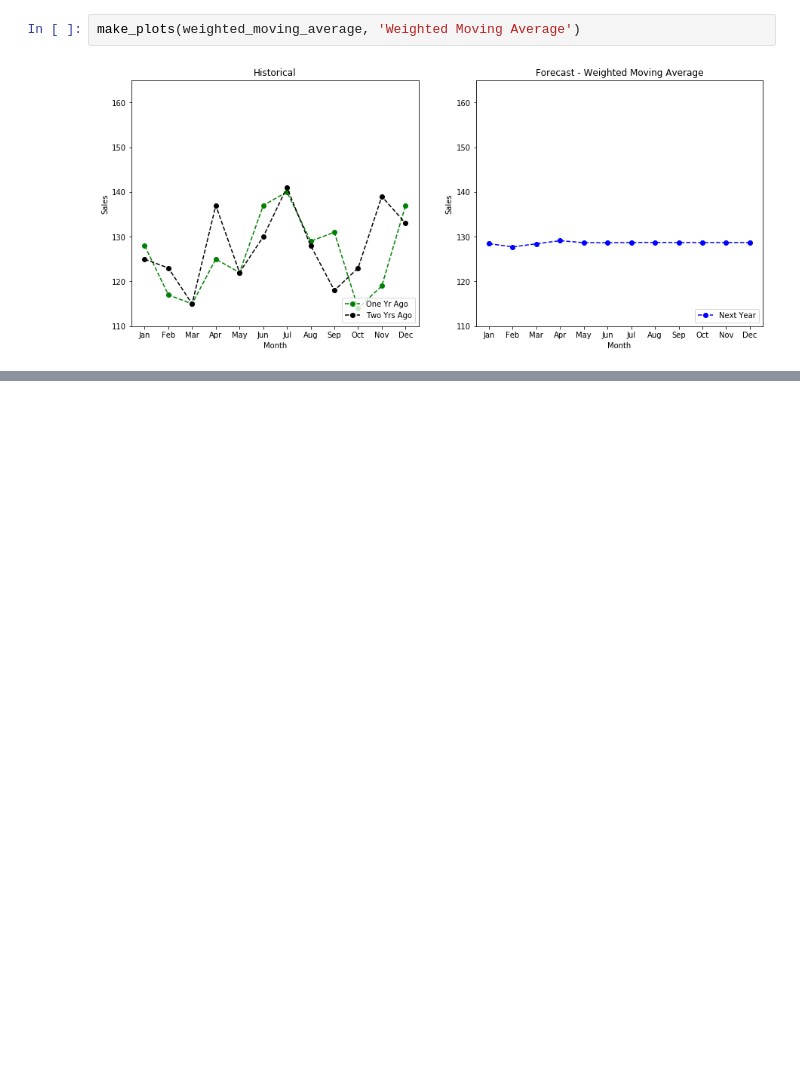
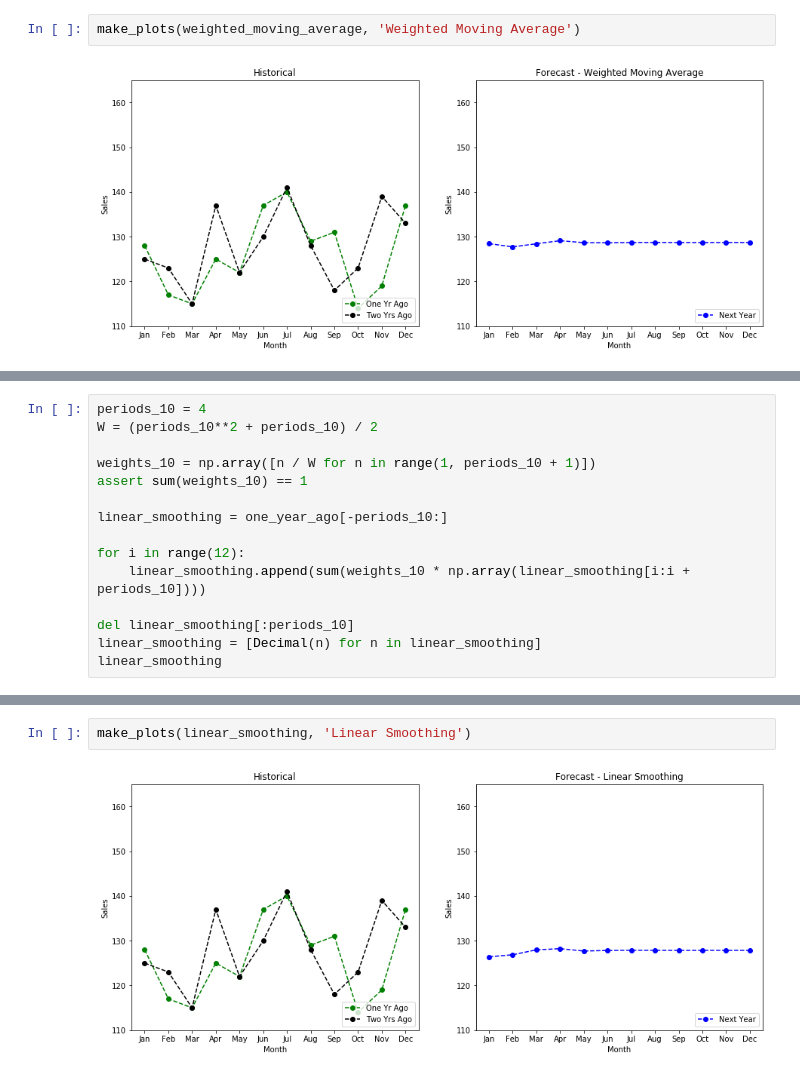
Before and after one commit to agritheory/forecast, a Jupyter notebook: temp_example_calcs.ipynb, the cells around one changed output, grey strips where cells are left out. Saved outputs shown, nothing was run; the diff lists cells and outputs as text; blank space fills up the shorter version.

Commit message:
feat: add method 10 linear smoothing

```diff
--- a/temp_example_calcs.ipynb
+++ b/temp_example_calcs.ipynb
@@ -341,0 +354,15 @@ make_plots(weighted_moving_average, 'Weighted Moving Average')
+# %%
+periods_10 = 4
+W = (periods_10**2 + periods_10) / 2
+
+weights_10 = np.array([n / W for n in range(1, periods_10 + 1)])
+assert sum(weights_10) == 1
+
+linear_smoothing = one_year_ago[-periods_10:]
+
+for i in range(12):
+    linear_smoothing.append(sum(weights_10 * np.array(linear_smoothing[i:i + periods_10])))
+
+del linear_smoothing[:periods_10]
+linear_smoothing = [Decimal(n) for n in linear_smoothing]
+linear_smoothing
@@ -341,0 +382,4 @@ make_plots(weighted_moving_average, 'Weighted Moving Average')
+# %%
+make_plots(linear_smoothing, 'Linear Smoothing')
+# %% [output]
+[figure, added]
```
Also changed, not shown: parts of 4 cells of this notebook.
